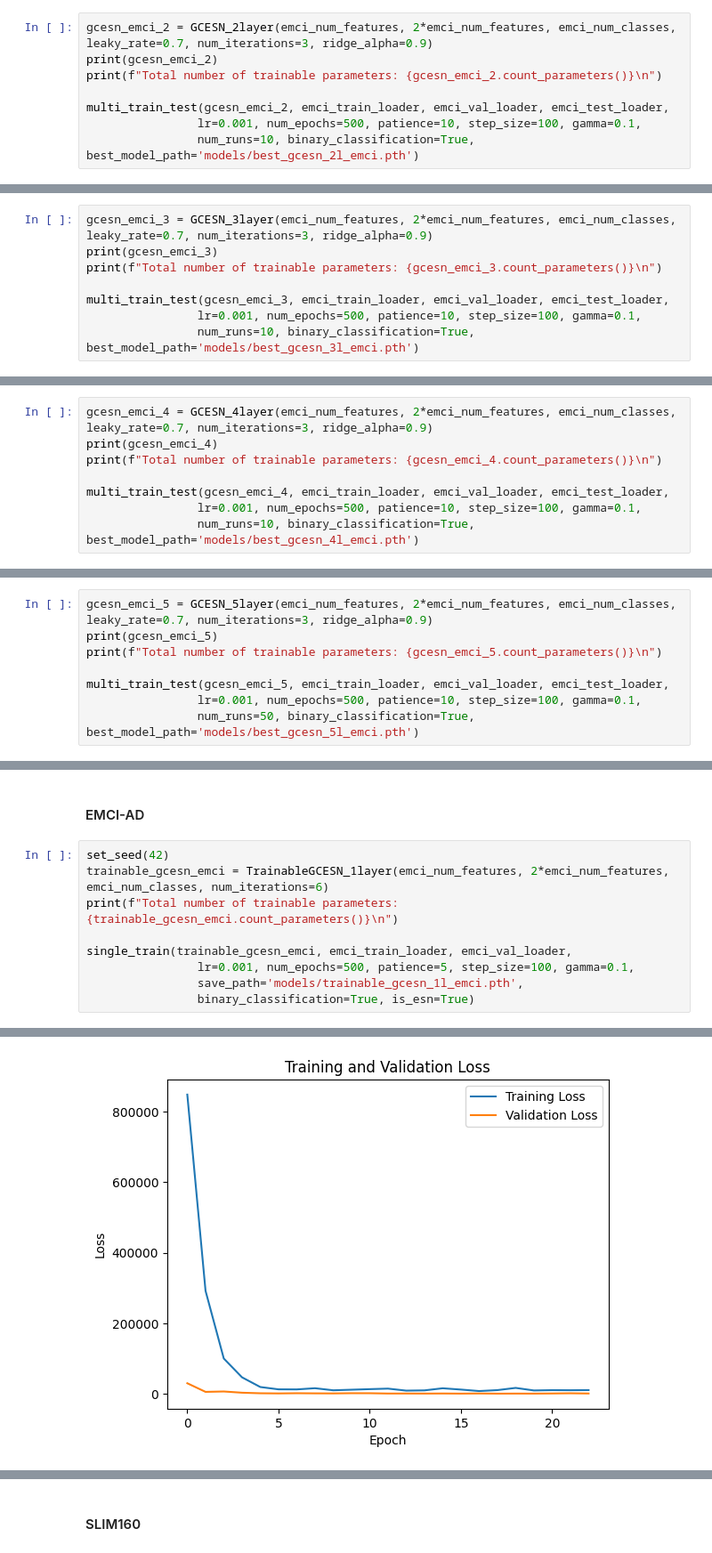
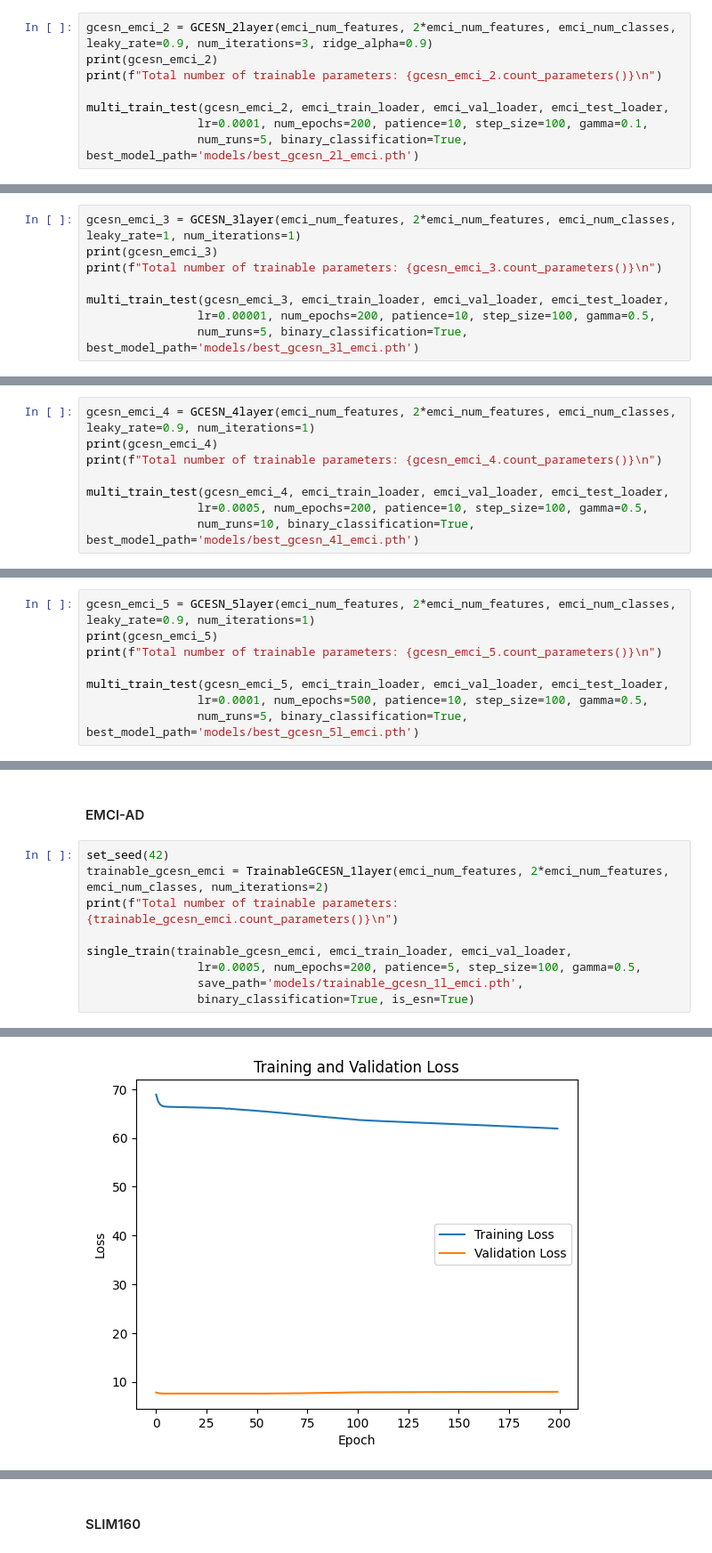
Before and after one commit to GitaAyu06/reservoir-gnn, a Jupyter notebook: reservoir-gcn_graph_classifications.ipynb, the cells around one changed output, grey strips where cells are left out. Shown at 89% size. Saved outputs shown, nothing was run; the diff lists cells and outputs as text.

Commit message:
refined gcesn and trainable gcesn

```diff
--- a/reservoir-gcn_graph_classifications.ipynb
+++ b/reservoir-gcn_graph_classifications.ipynb
@@ -4085,13 +4077,13 @@ Average GPU Utilization: 3.00%
 # %% [markdown]
 #### EMCI-AD
 # %%
-gcesn_emci_2 = GCESN_2layer(emci_num_features, 2*emci_num_features, emci_num_classes, leaky_rate=0.7, num_iterations=3, ridge_alpha=0.9)
+gcesn_emci_2 = GCESN_2layer(emci_num_features, 2*emci_num_features, emci_num_classes, leaky_rate=0.9, num_iterations=3, ridge_alpha=0.9)
 print(gcesn_emci_2)
 print(f"Total number of trainable parameters: {gcesn_emci_2.count_parameters()}\n")
 
 multi_train_test(gcesn_emci_2, emci_train_loader, emci_val_loader, emci_test_loader,
-                lr=0.001, num_epochs=500, patience=10, step_size=100, gamma=0.1,
-                num_runs=10, binary_classification=True, best_model_path='models/best_gcesn_2l_emci.pth')
+                lr=0.0001, num_epochs=200, patience=10, step_size=100, gamma=0.1,
+                num_runs=5, binary_classification=True, best_model_path='models/best_gcesn_2l_emci.pth')
 # %% [output]
 GCESN_2layer(
   (ridge_layer_1): RidgeLayer(
@@ -4395,13 +4367,13 @@ Average GPU Utilization: 0.00%
 # %% [markdown]
 #### EMCI-AD
 # %%
-gcesn_emci_3 = GCESN_3layer(emci_num_features, 2*emci_num_features, emci_num_classes, leaky_rate=0.7, num_iterations=3, ridge_alpha=0.9)
+gcesn_emci_3 = GCESN_3layer(emci_num_features, 2*emci_num_features, emci_num_classes, leaky_rate=1, num_iterations=1)
 print(gcesn_emci_3)
 print(f"Total number of trainable parameters: {gcesn_emci_3.count_parameters()}\n")
 
 multi_train_test(gcesn_emci_3, emci_train_loader, emci_val_loader, emci_test_loader,
-                lr=0.001, num_epochs=500, patience=10, step_size=100, gamma=0.1,
-                num_runs=10, binary_classification=True, best_model_path='models/best_gcesn_3l_emci.pth')
+                lr=0.00001, num_epochs=200, patience=10, step_size=100, gamma=0.5,
+                num_runs=5, binary_classification=True, best_model_path='models/best_gcesn_3l_emci.pth')
 # %% [output]
 GCESN_3layer(
   (ridge_layer_1): RidgeLayer(
@@ -4705,12 +4617,12 @@ Average GPU Utilization: 5.00%
 # %% [markdown]
 #### EMCI-AD
 # %%
-gcesn_emci_4 = GCESN_4layer(emci_num_features, 2*emci_num_features, emci_num_classes, leaky_rate=0.7, num_iterations=3, ridge_alpha=0.9)
+gcesn_emci_4 = GCESN_4layer(emci_num_features, 2*emci_num_features, emci_num_classes, leaky_rate=0.9, num_iterations=1)
 print(gcesn_emci_4)
 print(f"Total number of trainable parameters: {gcesn_emci_4.count_parameters()}\n")
 
 multi_train_test(gcesn_emci_4, emci_train_loader, emci_val_loader, emci_test_loader,
-                lr=0.001, num_epochs=500, patience=10, step_size=100, gamma=0.1,
+                lr=0.0005, num_epochs=200, patience=10, step_size=100, gamma=0.5,
                 num_runs=10, binary_classification=True, best_model_path='models/best_gcesn_4l_emci.pth')
 # %% [output]
 GCESN_4layer(
@@ -5015,13 +4877,13 @@ Average GPU Utilization: 1.71%
 # %% [markdown]
 #### EMCI-AD
 # %%
-gcesn_emci_5 = GCESN_5layer(emci_num_features, 2*emci_num_features, emci_num_classes, leaky_rate=0.7, num_iterations=3, ridge_alpha=0.9)
+gcesn_emci_5 = GCESN_5layer(emci_num_features, 2*emci_num_features, emci_num_classes, leaky_rate=0.9, num_iterations=1)
 print(gcesn_emci_5)
 print(f"Total number of trainable parameters: {gcesn_emci_5.count_parameters()}\n")
 
 multi_train_test(gcesn_emci_5, emci_train_loader, emci_val_loader, emci_test_loader,
-                lr=0.001, num_epochs=500, patience=10, step_size=100, gamma=0.1,
-                num_runs=50, binary_classification=True, best_model_path='models/best_gcesn_5l_emci.pth')
+                lr=0.0001, num_epochs=500, patience=10, step_size=100, gamma=0.5,
+                num_runs=5, binary_classification=True, best_model_path='models/best_gcesn_5l_emci.pth')
 # %% [output]
 GCESN_5layer(
   (ridge_layer_1): RidgeLayer(
@@ -5459,11 +5365,11 @@ Average GPU Utilization: 0.00%
 #### EMCI-AD
 # %%
 set_seed(42)
-trainable_gcesn_emci = TrainableGCESN_1layer(emci_num_features, 2*emci_num_features, emci_num_classes, num_iterations=6)
+trainable_gcesn_emci = TrainableGCESN_1layer(emci_num_features, 2*emci_num_features, emci_num_classes, num_iterations=2)
 print(f"Total number of trainable parameters: {trainable_gcesn_emci.count_parameters()}\n")
 
 single_train(trainable_gcesn_emci, emci_train_loader, emci_val_loader,
-                lr=0.001, num_epochs=500, patience=5, step_size=100, gamma=0.1,
+                lr=0.0005, num_epochs=200, patience=5, step_size=100, gamma=0.5,
                 save_path='models/trainable_gcesn_1l_emci.pth',
                 binary_classification=True, is_esn=True)
 # %% [output]
@@ -5487,2 +5393,2 @@ Early stopping at epoch 23
-[figure, old version]
+[figure, new version]
 Model saved to models/trainable_gcesn_1l_emci.pth
```
Also changed, not shown: parts of 78 cells of this notebook, 26 other files.
